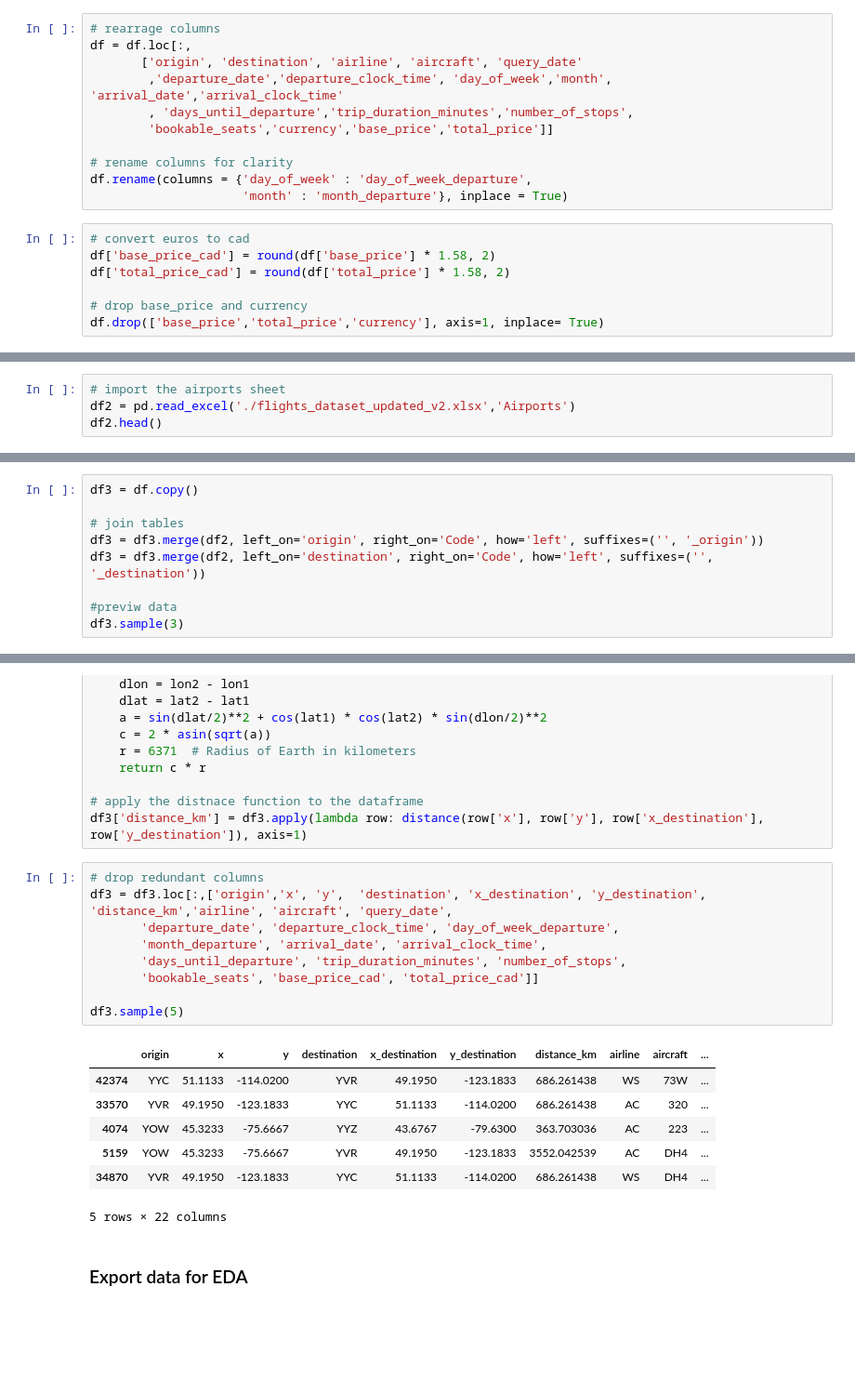
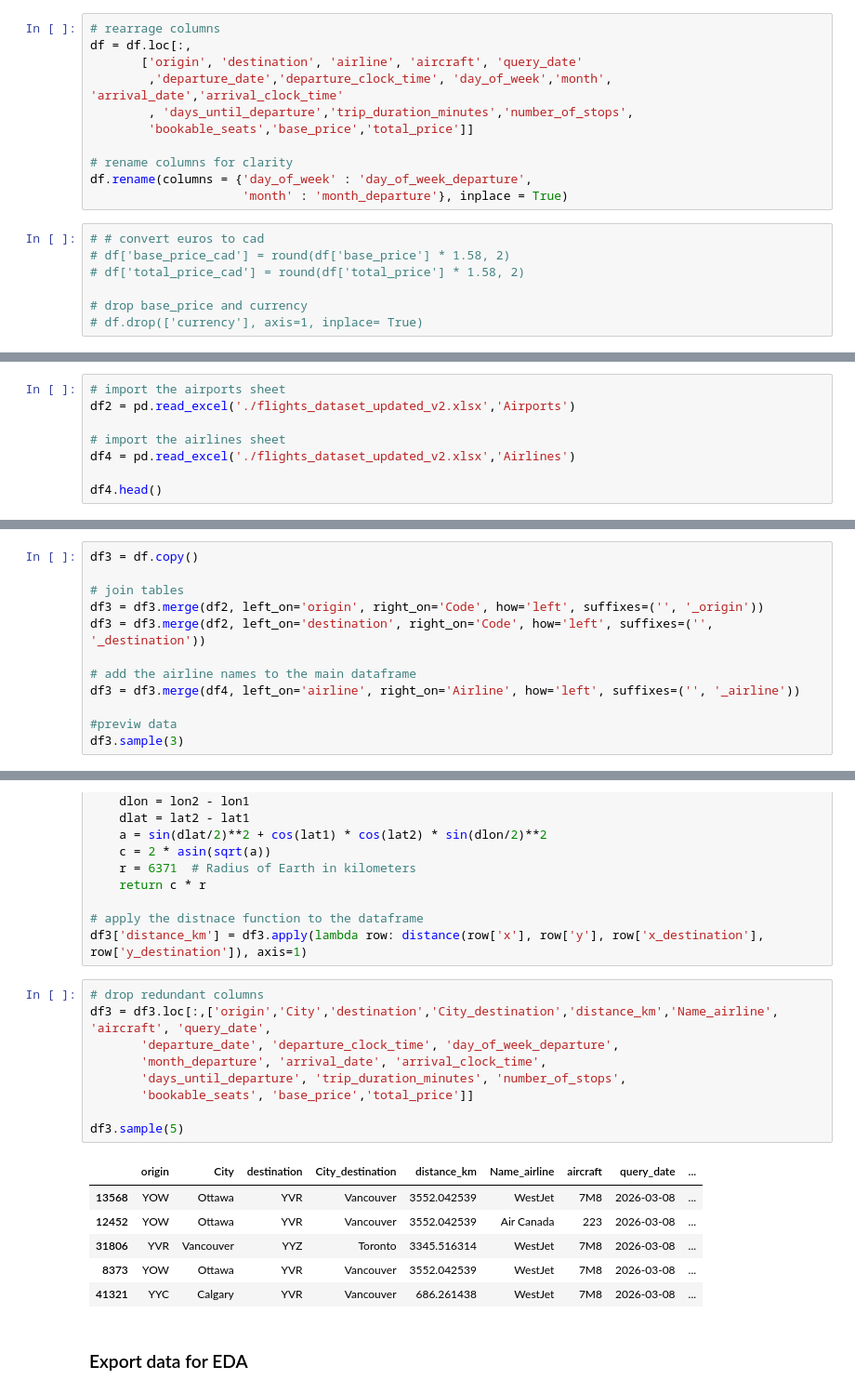
Before and after one commit to sheenamrv/flight-price-prediction-web-app, a Jupyter notebook: data cleaning and eda/data cleaning.ipynb, the cells around one changed output, grey strips where cells are left out. Shown at 93% size. Drawn from its saved outputs; the diff is of its cells as text; blank space fills up the shorter version.

```diff
--- a/data cleaning and eda/data cleaning.ipynb
+++ b/data cleaning and eda/data cleaning.ipynb
@@ -106,18 +102,18 @@ df = df.loc[:,
        ['origin', 'destination', 'airline', 'aircraft', 'query_date'
         ,'departure_date','departure_clock_time', 'day_of_week','month', 'arrival_date','arrival_clock_time'
         , 'days_until_departure','trip_duration_minutes','number_of_stops',
-        'bookable_seats','currency','base_price','total_price']]
+        'bookable_seats','base_price','total_price']]
 
 # rename columns for clarity
 df.rename(columns = {'day_of_week' : 'day_of_week_departure',
                      'month' : 'month_departure'}, inplace = True)
 # %%
-# convert euros to cad
-df['base_price_cad'] = round(df['base_price'] * 1.58, 2)
-df['total_price_cad'] = round(df['total_price'] * 1.58, 2)
+# # convert euros to cad
+# df['base_price_cad'] = round(df['base_price'] * 1.58, 2)
+# df['total_price_cad'] = round(df['total_price'] * 1.58, 2)
 
 # drop base_price and currency
-df.drop(['base_price','total_price','currency'], axis=1, inplace= True)
+# df.drop(['currency'], axis=1, inplace= True)
 # %%
 df.sample(5)
 # %% [output]
@@ -134,5 +130,9 @@ we want to calcuate the distance between the two airports given the geographic l
 # %%
 # import the airports sheet
 df2 = pd.read_excel('./flights_dataset_updated_v2.xlsx','Airports')
-df2.head()
+
+# import the airlines sheet
+df4 = pd.read_excel('./flights_dataset_updated_v2.xlsx','Airlines')
+
+df4.head()
 # %% [output]
@@ -150,6 +151,9 @@ df3 = df.copy()
 df3 = df3.merge(df2, left_on='origin', right_on='Code', how='left', suffixes=('', '_origin'))
 df3 = df3.merge(df2, left_on='destination', right_on='Code', how='left', suffixes=('', '_destination'))
 
+# add the airline names to the main dataframe
+df3 = df3.merge(df4, left_on='airline', right_on='Airline', how='left', suffixes=('', '_airline'))
+
 #previw data
 df3.sample(3)
 # %% [output]
@@ -180,21 +184,20 @@ def distance(lat1, lon1, lat2, lon2):
 df3['distance_km'] = df3.apply(lambda row: distance(row['x'], row['y'], row['x_destination'], row['y_destination']), axis=1)
 # %%
 # drop redundant columns
-df3 = df3.loc[:,['origin','x', 'y',  'destination', 'x_destination', 'y_destination', 'distance_km','airline', 'aircraft', 'query_date',
+df3 = df3.loc[:,['origin','City','destination','City_destination','distance_km','Name_airline', 'aircraft', 'query_date',
        'departure_date', 'departure_clock_time', 'day_of_week_departure',
        'month_departure', 'arrival_date', 'arrival_clock_time',
        'days_until_departure', 'trip_duration_minutes', 'number_of_stops',
-       'bookable_seats', 'base_price_cad', 'total_price_cad']]
+       'bookable_seats', 'base_price','total_price']]
 
 df3.sample(5)
 # %% [output]
-|  | origin | x | y | destination | x_destination | y_destination | distance_km | airline | aircraft | ... |
-| 42374 | YYC | 51.1133 | -114.0200 | YVR | 49.1950 | -123.1833 | 686.261438 | WS | 73W | ... |
-| 33570 | YVR | 49.1950 | -123.1833 | YYC | 51.1133 | -114.0200 | 686.261438 | AC | 320 | ... |
-| 4074 | YOW | 45.3233 | -75.6667 | YYZ | 43.6767 | -79.6300 | 363.703036 | AC | 223 | ... |
-| 5159 | YOW | 45.3233 | -75.6667 | YVR | 49.1950 | -123.1833 | 3552.042539 | AC | DH4 | ... |
-| 34870 | YVR | 49.1950 | -123.1833 | YYC | 51.1133 | -114.0200 | 686.261438 | WS | DH4 | ... |
+|  | origin | City | destination | City_destination | distance_km | Name_airline | aircraft | query_date | ... |
+| 13568 | YOW | Ottawa | YVR | Vancouver | 3552.042539 | WestJet | 7M8 | 2026-03-08 | ... |
+| 12452 | YOW | Ottawa | YVR | Vancouver | 3552.042539 | Air Canada | 223 | 2026-03-08 | ... |
+| 31806 | YVR | Vancouver | YYZ | Toronto | 3345.516314 | WestJet | 7M8 | 2026-03-08 | ... |
+| 8373 | YOW | Ottawa | YVR | Vancouver | 3552.042539 | WestJet | 7M8 | 2026-03-08 | ... |
+| 41321 | YYC | Calgary | YVR | Vancouver | 686.261438 | WestJet | 7M8 | 2026-03-08 | ... |
-5 rows × 22 columns
 # %% [markdown]
 ### Export data for EDA
 # %%
```
Also changed, not shown: parts of 4 cells of this notebook, 3 other files.
